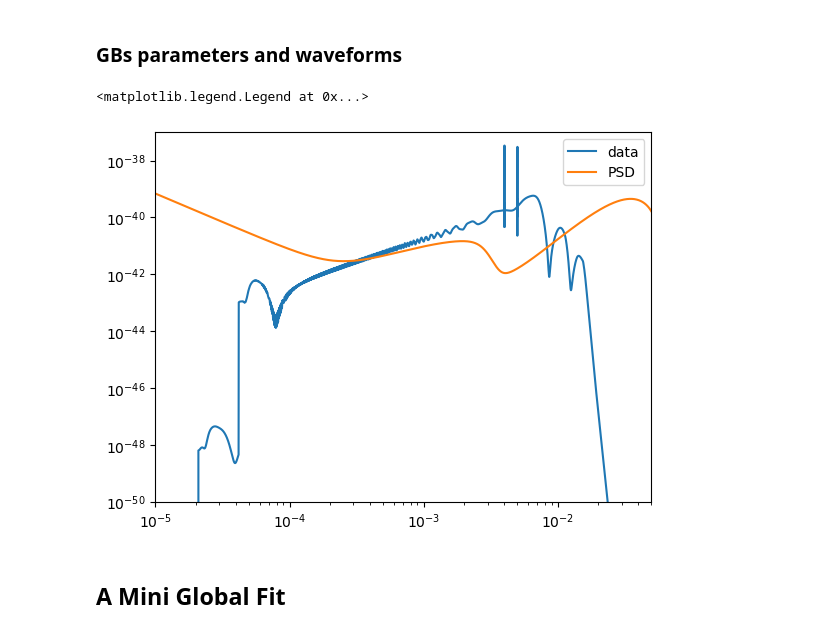
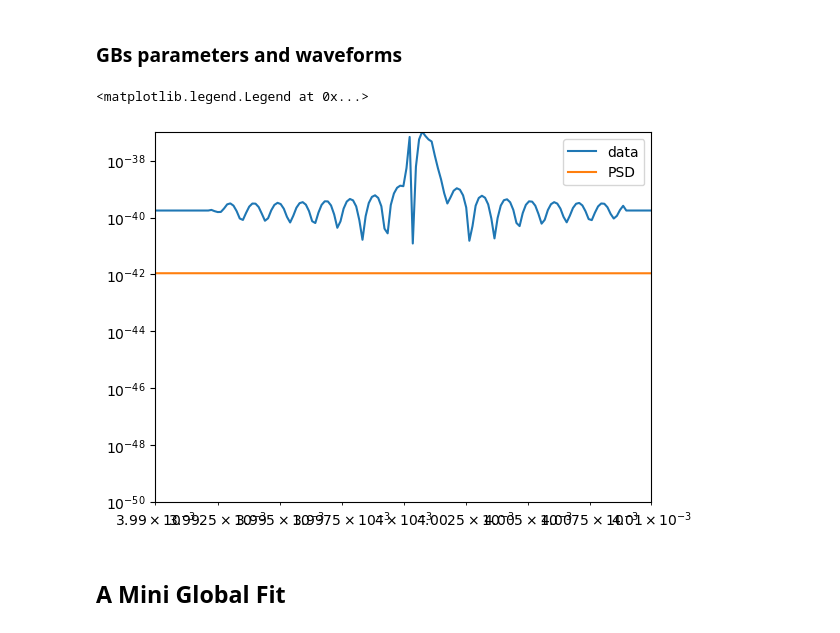
Before and after one commit to mikekatz04/LATW, a Jupyter notebook: tutorials/tutorial_answers/LATW-challenge-problem.ipynb, the cells around one changed output. Cells and saved outputs as stored; diff of their text form; code cells hidden in the pictures.

```diff
--- a/tutorials/tutorial_answers/LATW-challenge-problem.ipynb
+++ b/tutorials/tutorial_answers/LATW-challenge-problem.ipynb
@@ -74,9 +74,9 @@ AET = tdi_wave_gen(
 ### GBs parameters and waveforms
 # %%
 injection_binaries = np.asarray([
-    [1.232131e-22, 0.004004234, 1.5e-17, 0.0, 1.34248932, 3.0121342, 0.8923484, 0.034323, 1.023234],
-    [4.823497204e-22, 0.0040087123489, 0.1e-17, 0.0, 3.47234293, 2.787263432, 1.2349823, 3.093492342, 0.9323423],
-    [5.234809e-22, 0.00400923048231, 0.9e-17, 0.0, 0.2312012, 0.23423874, 3.11212101, 4.230948234, 0.012312],
+    [8.232131e-22, 0.0040004234, 1.5e-17, 0.0, 1.34248932, 3.0121342, 0.8923484, 0.034323, 1.023234],
+    [7.823497204e-22, 0.00400087123489, 0.1e-17, 0.0, 3.47234293, 2.787263432, 1.2349823, 3.093492342, 0.9323423],
+    [9.234809e-22, 0.004000923048231, 0.9e-17, 0.0, 0.2312012, 0.23423874, 3.11212101, 4.230948234, 0.012312],
     [2.93209832e-22, 0.00500324293432, 3e-17, 0.0, 0.7459203, 0.485720246, 0.99998523423, 2.958929324, -0.3243432],
     [3.9723498273e-22, 0.005002349823742, 2e-17, 0.0, 4.23498234, 1.823487234, 0.12987545, 2.01238923, -0.92342234],
     [1.87234e-22, 0.00500823423, 4e-17, 0.0, 5.8303875067, 2.1823432, 2.98523943, 3.0324923, -0.34598345],
@@ -90,33 +90,33 @@ start_inds = gb.start_inds.copy()
 # %%
 sens_mat = AE1SensitivityMatrix(freqs, model="sangria", stochastic_params=(YRSID_SI,))
 
 data = [np.zeros_like(freqs, dtype=complex), np.zeros_like(freqs, dtype=complex)]
 data[0] += AET[0, 0]
 data[1] += AET[0, 1]
 for i in range(Agb.shape[0]):
     start_ind = start_inds[i]
     A = Agb[i]
     E = Egb[i]
 
     data[0][start_ind: start_ind + Agb.shape[1]] += A
     data[1][start_ind: start_ind + Agb.shape[1]] += E
 
 plt.loglog(freqs, np.abs(data[0]) ** 2 * 2 * df, label="data")
 # plt.loglog(freqs, np.abs(AET[0, 0]) ** 2 * 2 * df, label="MBH")
 
 # for i in range(Agb.shape[0]):
 #     start_ind = start_inds[i]
 #     A = Agb[i]
 #     lab = "GBs" if i == 0 else None
 #     plt.loglog(freqs[start_ind: start_ind + Agb.shape[1]], np.abs(A) ** 2 * 2 * df, c="C4", ls='--', label=lab)
 
 plt.loglog(freqs, sens_mat.sens_mat[0], c='C1', label="PSD")
-plt.xlim(1e-5,5e-2)
+plt.xlim(3.99e-3,4.01e-3)
 plt.ylim(1e-50, 1e-37)
 plt.legend()
 # %% [output]
 <matplotlib.legend.Legend at 0x...>
-[figure, old version]
+[figure, new version]
 # %% [markdown]
 ## A Mini Global Fit
 # %% [markdown]
```
Also changed, not shown: parts of 2 cells of this notebook.
